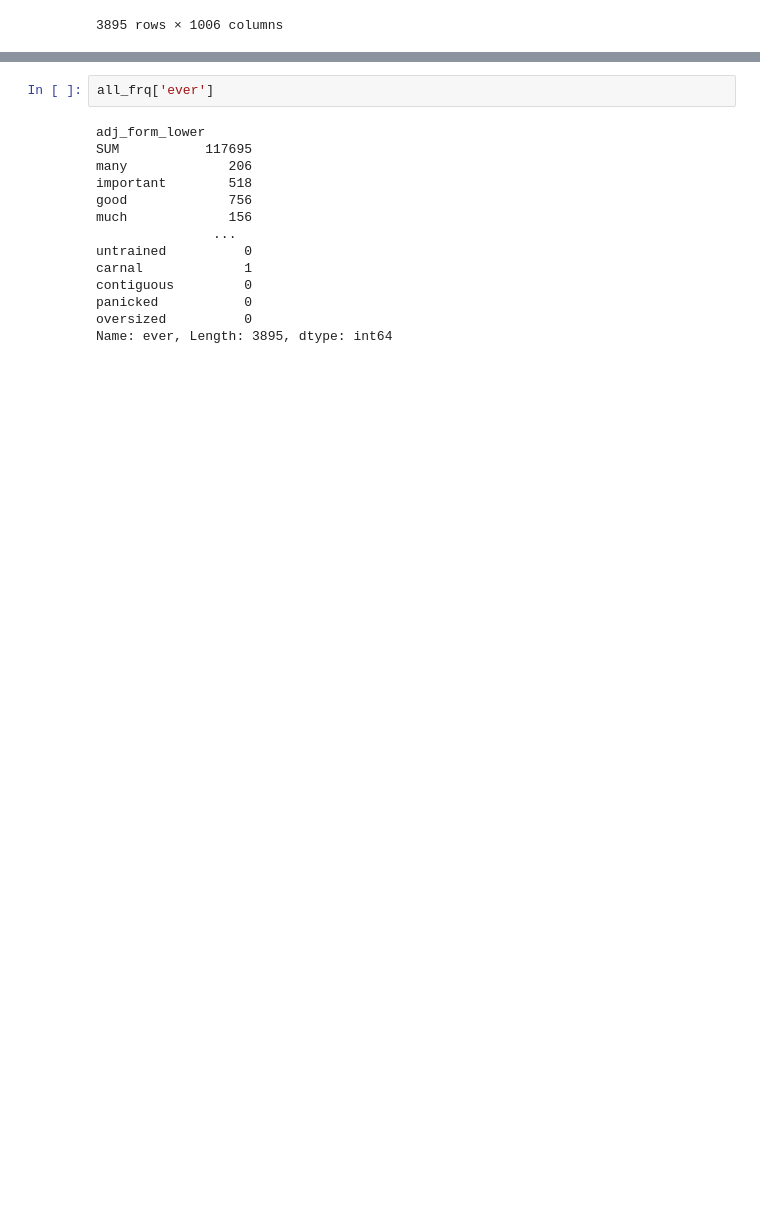
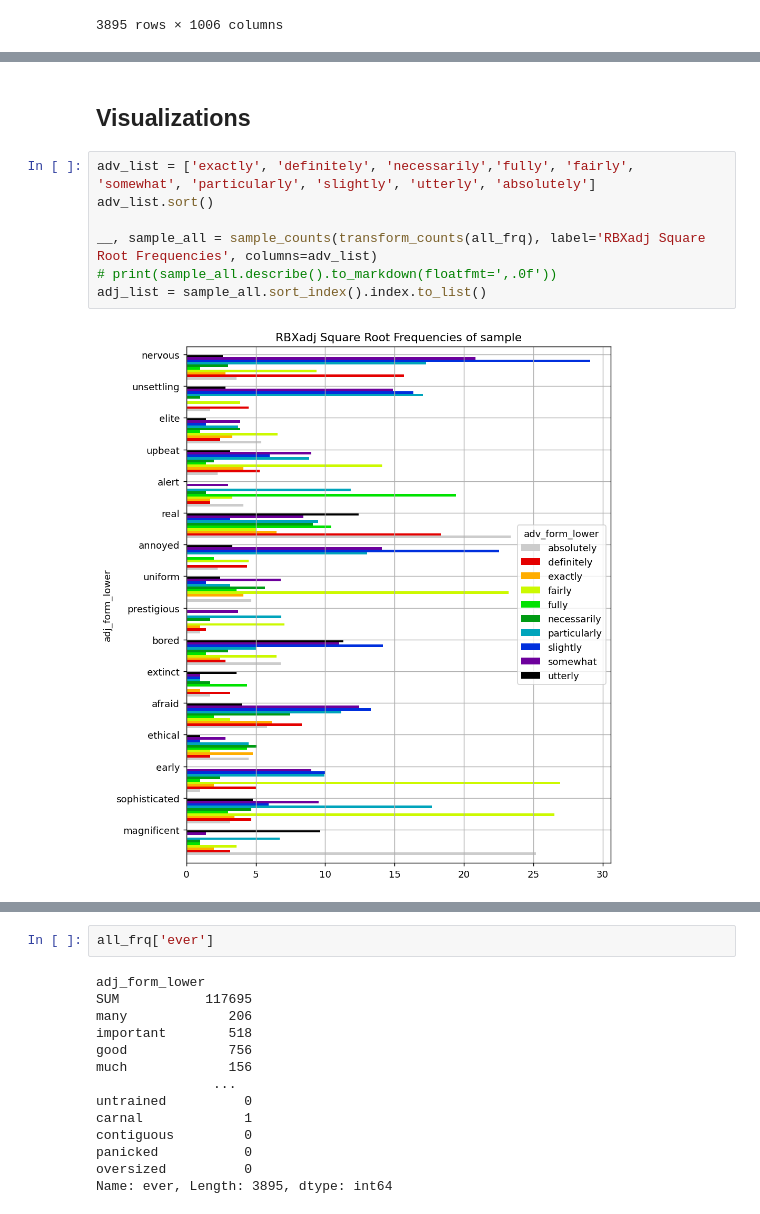
Before and after one commit to AndreaTheLinguist/sanpi, a Jupyter notebook: notebooks/compare_bigram-directNEG.ipynb, the cells around one changed output, grey strips where cells are left out. Drawn from its saved outputs; the diff is of its cells as text; blank space fills up the shorter version.

```diff
--- a/notebooks/compare_bigram-directNEG.ipynb
+++ b/notebooks/compare_bigram-directNEG.ipynb
@@ -486,0 +543,11 @@ corners(frq_diff)
+# %% [markdown]
+## Visualizations
+# %%
+adv_list = ['exactly', 'definitely', 'necessarily','fully', 'fairly', 'somewhat', 'particularly', 'slightly', 'utterly', 'absolutely']
+adv_list.sort()
+
+__, sample_all = sample_counts(transform_counts(all_frq), label='RBXadj Square Root Frequencies', columns=adv_list)
+# print(sample_all.describe().to_markdown(floatfmt=',.0f'))
+adj_list = sample_all.sort_index().index.to_list()
+# %% [output]
+[figure, added]
```
Also changed, not shown: parts of 69 cells of this notebook, 4 other files.
